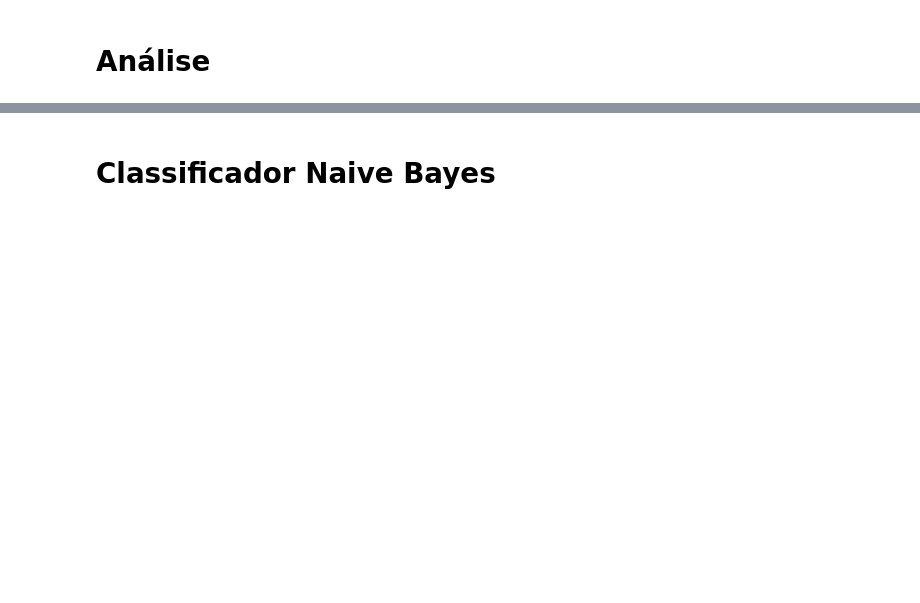
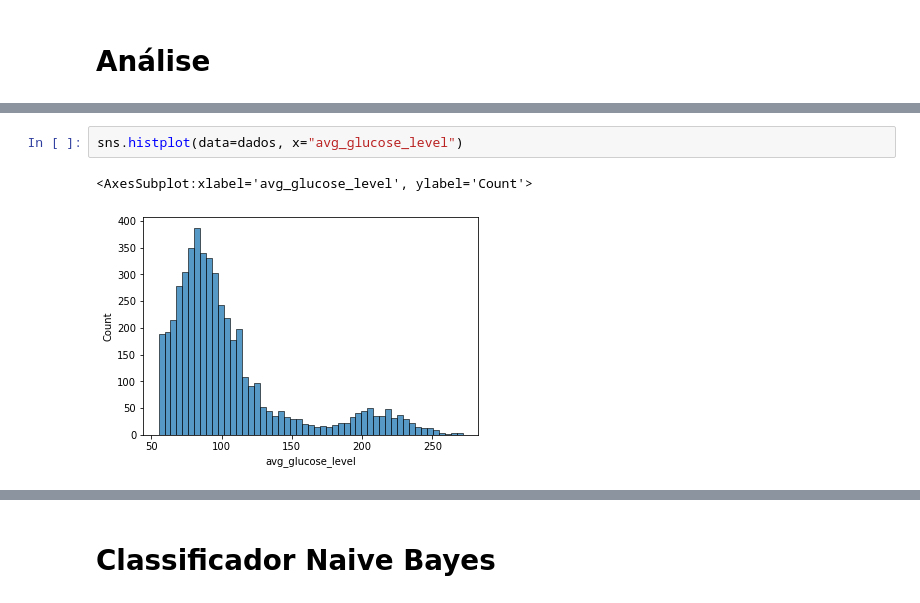
Before and after one commit to mariamaOlive/estatistica-residencia, a Jupyter notebook: projetoEstatisticaDescritiva.ipynb, the cells around one changed output, grey strips where cells are left out. Saved outputs shown, nothing was run; the diff lists cells and outputs as text; blank space fills up the shorter version.

```diff
--- a/projetoEstatisticaDescritiva.ipynb
+++ b/projetoEstatisticaDescritiva.ipynb
@@ -48,0 +187,5 @@ dados[dados.duplicated()]
+# %%
+sns.histplot(data=dados, x="avg_glucose_level")
+# %% [output]
+<AxesSubplot:xlabel='avg_glucose_level', ylabel='Count'>
+[figure, added]
```
Also changed, not shown: parts of 32 cells of this notebook.
